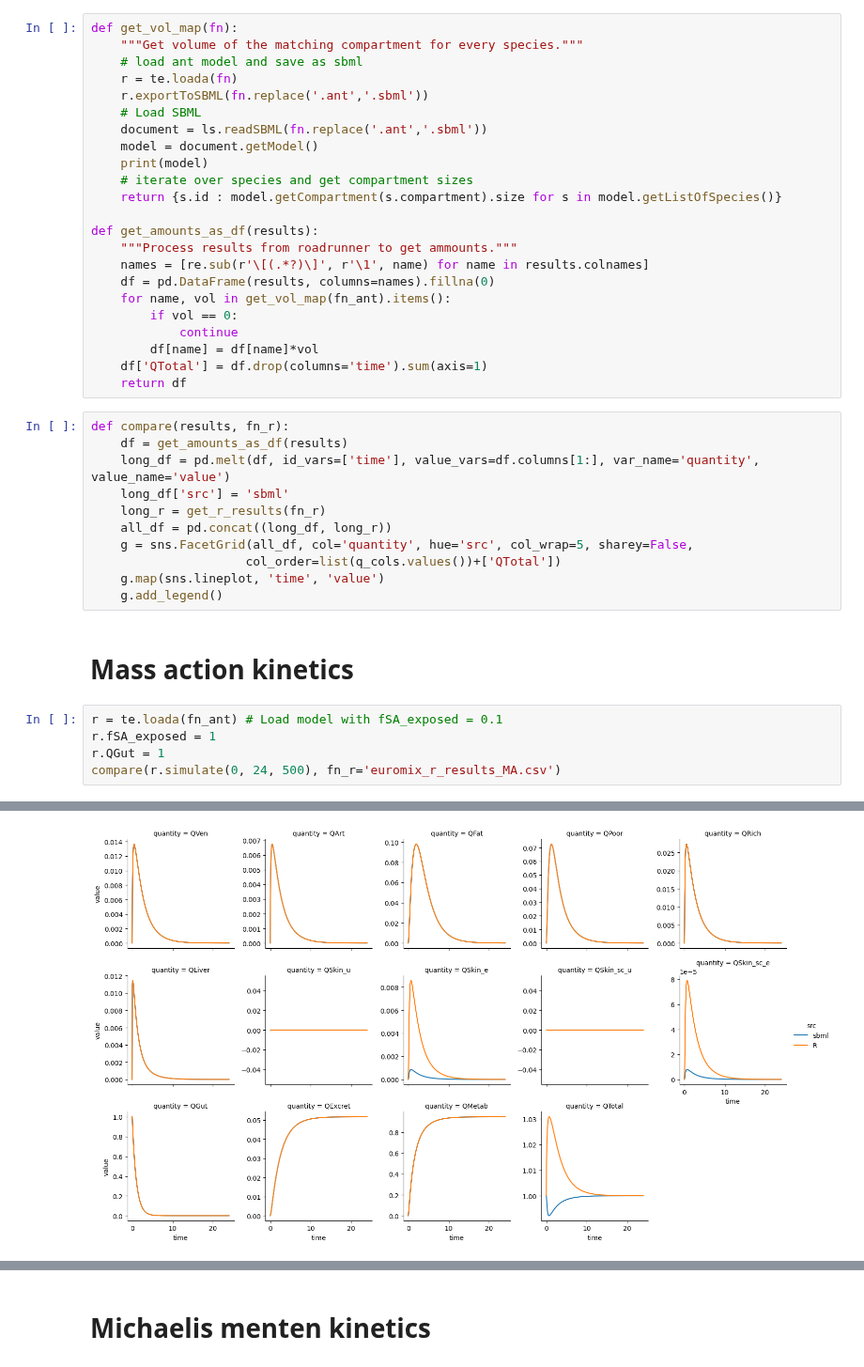
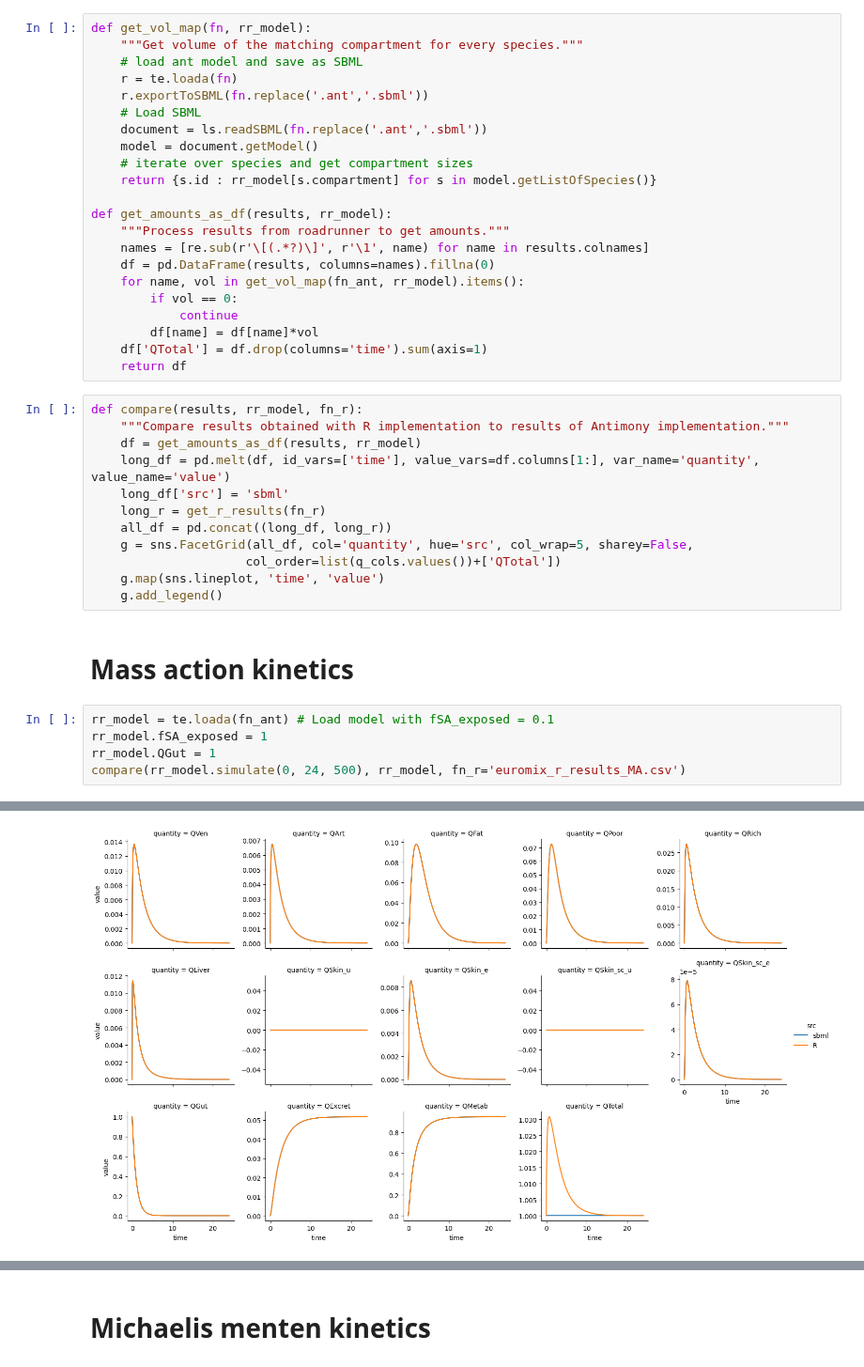
Before and after one commit to rivm-syso/euromix-to-sbml, a Jupyter notebook: notebooks/validate_antimony_model.ipynb, the cells around one changed output, grey strips where cells are left out. Shown at 94% size. Saved outputs shown, nothing was run; the diff lists cells and outputs as text.

Commit message:
Fix validation notebook to use updated volumes from roadrunner model to compute concentrations

```diff
--- a/notebooks/validate_antimony_model.ipynb
+++ b/notebooks/validate_antimony_model.ipynb
@@ -22,31 +22,31 @@ def get_r_results(fn):
     long_r['src'] = 'R'
     return long_r
 # %%
-def get_vol_map(fn):
+def get_vol_map(fn, rr_model):
     """Get volume of the matching compartment for every species."""
-    # load ant model and save as sbml
+    # load ant model and save as SBML
     r = te.loada(fn)
     r.exportToSBML(fn.replace('.ant','.sbml'))
     # Load SBML
     document = ls.readSBML(fn.replace('.ant','.sbml'))
     model = document.getModel()
-    print(model)
     # iterate over species and get compartment sizes
-    return {s.id : model.getCompartment(s.compartment).size for s in model.getListOfSpecies()}
+    return {s.id : rr_model[s.compartment] for s in model.getListOfSpecies()}
 
-def get_amounts_as_df(results):
-    """Process results from roadrunner to get ammounts."""
+def get_amounts_as_df(results, rr_model):
+    """Process results from roadrunner to get amounts."""
     names = [re.sub(r'\[(.*?)\]', r'\1', name) for name in results.colnames]
     df = pd.DataFrame(results, columns=names).fillna(0)
-    for name, vol in get_vol_map(fn_ant).items():
+    for name, vol in get_vol_map(fn_ant, rr_model).items():
         if vol == 0:
             continue
         df[name] = df[name]*vol
     df['QTotal'] = df.drop(columns='time').sum(axis=1)
     return df
 # %%
-def compare(results, fn_r):
-    df = get_amounts_as_df(results)
+def compare(results, rr_model, fn_r):
+    """Compare results obtained with R implementation to results of Antimony implementation."""
+    df = get_amounts_as_df(results, rr_model)
     long_df = pd.melt(df, id_vars=['time'], value_vars=df.columns[1:], var_name='quantity', value_name='value')
     long_df['src'] = 'sbml'
     long_r = get_r_results(fn_r)
@@ -58,8 +58,8 @@ def compare(results, fn_r):
 # %% [markdown]
 # Mass action kinetics
 # %%
-r = te.loada(fn_ant) # Load model with fSA_exposed = 0.1
-r.fSA_exposed = 1
-r.QGut = 1
-compare(r.simulate(0, 24, 500), fn_r='euromix_r_results_MA.csv')
+rr_model = te.loada(fn_ant) # Load model with fSA_exposed = 0.1
+rr_model.fSA_exposed = 1
+rr_model.QGut = 1
+compare(rr_model.simulate(0, 24, 500), rr_model, fn_r='euromix_r_results_MA.csv')
 # %% [output]
@@ -67 +66 @@ compare(r.simulate(0, 24, 500), fn_r='euromix_r_results_MA.csv')
-[figure, old version]
+[figure, new version]
```
Also changed, not shown: parts of 12 cells of this notebook.
